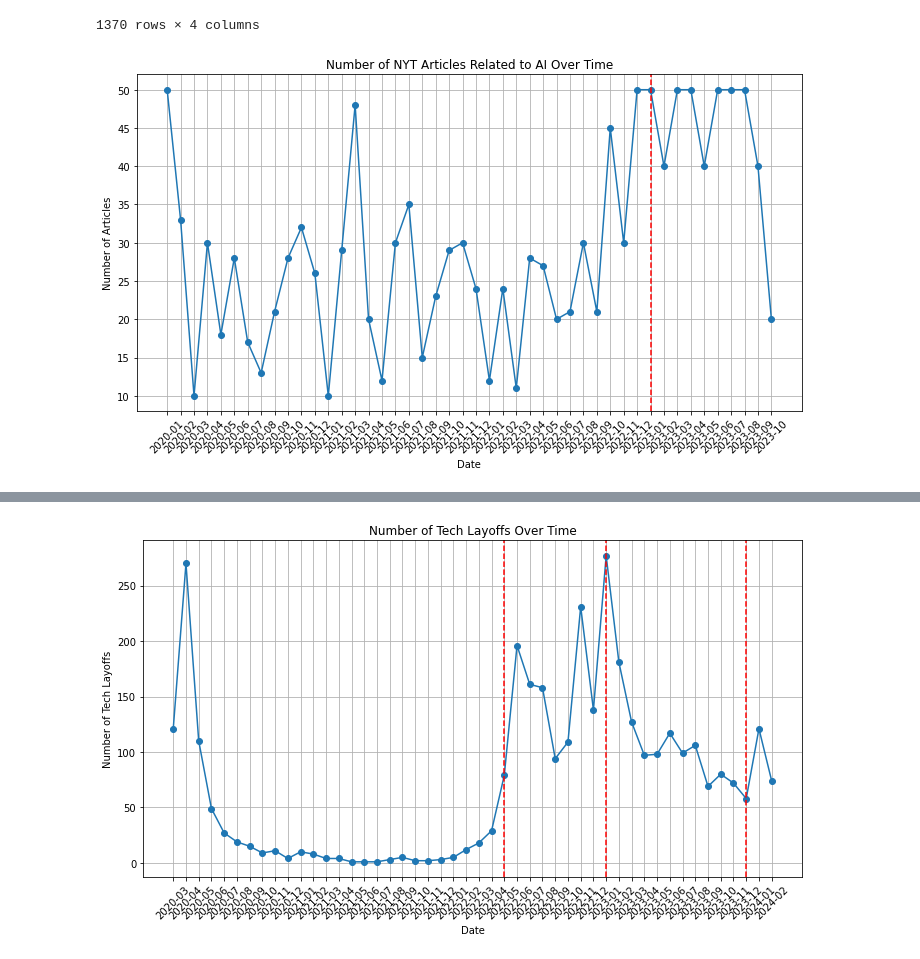
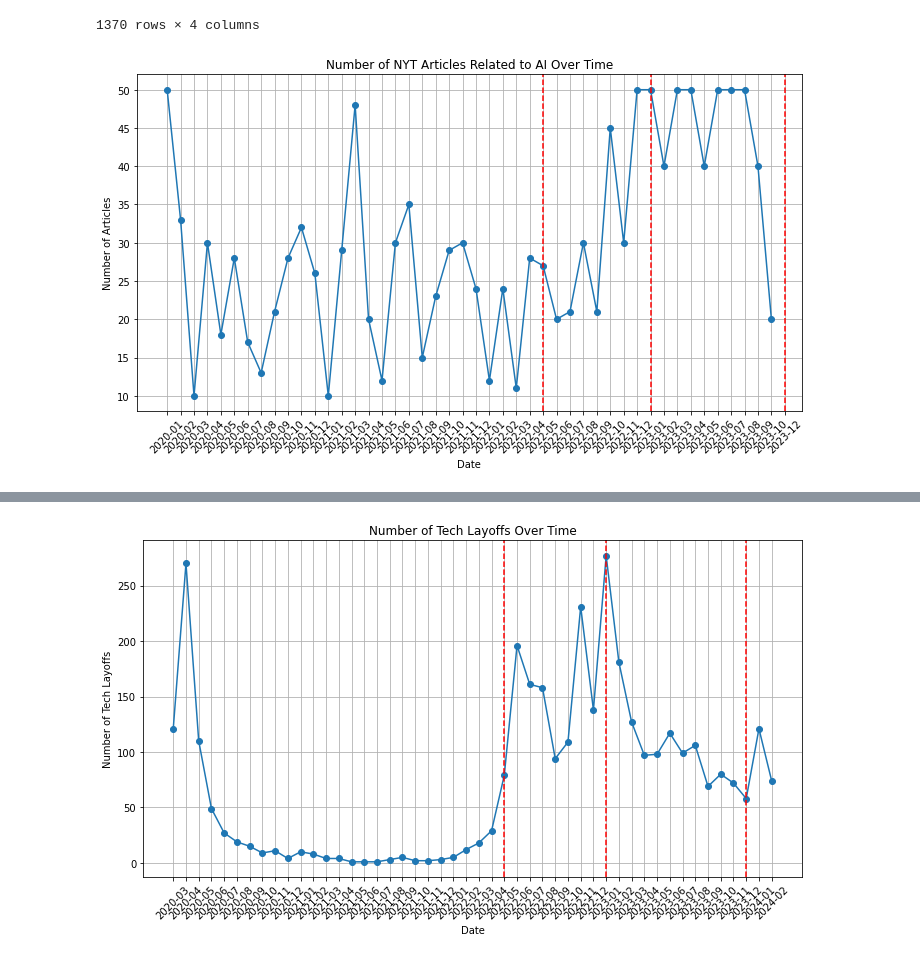
Before and after one commit to nadyatan21/ECON1620-Spring2024, a Jupyter notebook: ProjTwo/Draft_Two_Code_Nadya.ipynb, the cells around one changed output, grey strips where cells are left out. Drawn from its saved outputs; the diff is of its cells as text; code cells hidden in the pictures.

```diff
--- a/ProjTwo/Draft_Two_Code_Nadya.ipynb
+++ b/ProjTwo/Draft_Two_Code_Nadya.ipynb
@@ -109,21 +109,23 @@ nyt_data.drop(columns=['Unnamed: 0'])
 # %%
 # Count the number of articles for each date
 article_counts_by_date = nyt_data['date'].value_counts().sort_index()
 
 # Plot the number of articles over time
 plt.figure(figsize=(10, 6))
 plt.plot(article_counts_by_date.index, article_counts_by_date.values, marker='o', linestyle='-')
 plt.title('Number of NYT Articles Related to AI Over Time')
 plt.xlabel('Date')
 plt.ylabel('Number of Articles')
 plt.grid(True)
 plt.xticks(rotation=45)
 plt.tight_layout()
-# Draw a horizontal line at date '2023-01'
+# Draw a horizontal line at the start, peak and end of tech layoffs
 plt.axvline(x='2023-01', color='r', linestyle='--', label='2023-01')
+plt.axvline(x='2022-05', color='r', linestyle='--', label='2023-01')
+plt.axvline(x='2023-12', color='r', linestyle='--', label='2023-11')
 plt.show()
 # %% [output]
-[figure, old version]
+[figure, new version]
 # %%
 layoffs_data = pd.read_csv('layoffs_data(3).csv')
 # %%
```
Also changed, not shown: parts of 23 cells of this notebook.
